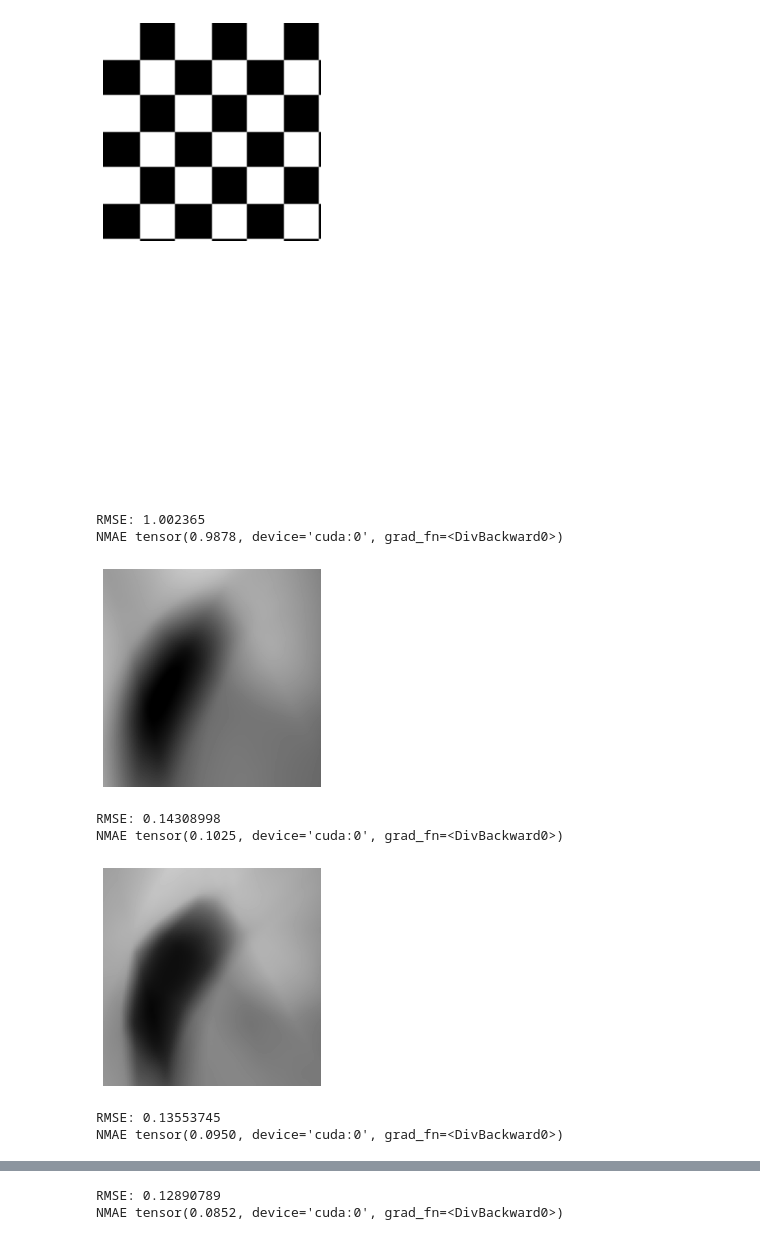
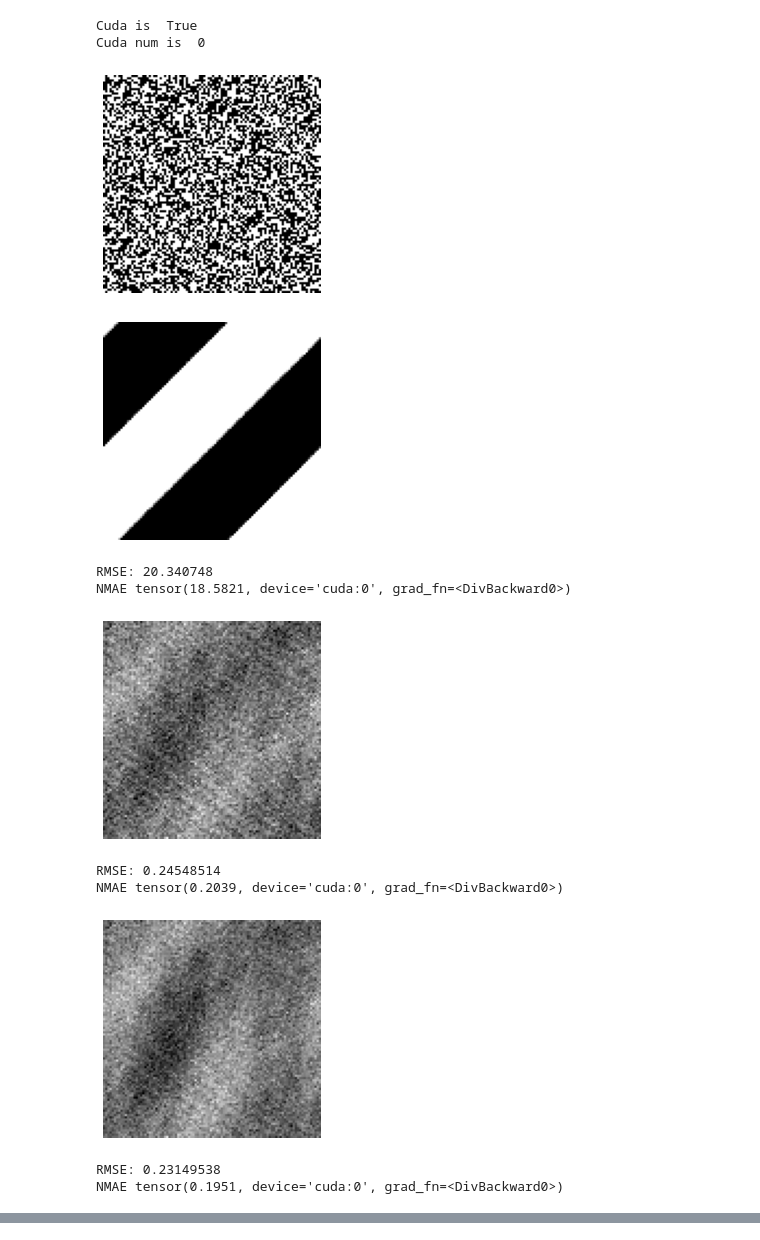
Before and after one commit to lizhemin15/INRR, a Jupyter notebook: main.ipynb, the cells around one changed output, grey strips where cells are left out. Drawn from its saved outputs; the diff is of its cells as text; code cells hidden in the pictures.

```diff
--- a/main.ipynb
+++ b/main.ipynb
@@ -18,7 +18,8 @@ m,n = 100,100
 # 1. fp: F-Principle, ReLU激活的全连接神经网络， R^2 -> R^1
 # 2. fourier: multiply filter network ，当filter为傅里叶基的情况
 # 3. garbor: multiply filter network ，当filter为Garbor基的情况
-model_name = 'fp'#'fourier'#'garbor'
+model_name = 'fk'#'fourier'#'garbor'
+# TODO 调用FK试试
 para = [2,256,1]
 
 # 读取图片的路径设置，可自行替换
@@ -27,47 +28,49 @@ data_path='./train_pics/Cameraman.jpg'
 # 为random时为随机丢失，和之后的random_rate相配合。
 # 为patch时，为丢失固定位置的像素，无需额外设置。
 # 为fixed时需要设置mask_path确定掩码图像
-mask_mode='patch_num' # 'patch','fixed'
+mask_mode='random' # 'patch','fixed'
 # 当mask_mode为fixed时启用，读取掩码矩阵
 mask_path='./masks/mask.png'
 # 当mask_mode为random时启用，为丢失像素值的比例 [0,1]
-random_rate=0.75
+random_rate=0.5
 # 正则项的添加，包含四种正则项
 # 使用 None 代表无需正则
 # 使用 'TV' 代表使用默认参数的TV正则
 # 使用 'AIR' 代表使用默认参数的AIR自适应正则
 # 使用 'NN' 代表使用一个卷积神经网络正则
 # 使用 'eta' 代表自定义混合正则，由四项系数控制，分别控制['TV','row of AIR','col of AIR','NN']正则的系数，当填None时代表不使用该正则
 reg_mode = None # 'TV',''AIR','NN',None,'eta':custom
 # 使用 'eta' 时启用
 eta = [1e2,None,None,None]
 
 # 训练批次
-epoch=1001
+epoch=10001
 
 # 定义训练任务，在task.py中定义，对于去噪或是其他逆问题只需要修改这个函数即可
 task_dmf = task.shuffle_task(m=m,n=n,data_path=data_path,mask_mode=mask_mode,random_rate=random_rate,
                      mask_path=mask_path,given_mask=None,para=para,input_mode='masked',
                     std_b=1e-1,reg_mode=reg_mode,model_name=model_name,pro_mode='mask',
-                                 opt_type='Adam',shuffle_mode='I',verbose=False,std_w=1e-1,act='relu')
+                                 opt_type='Adam',shuffle_mode='I',verbose=False,std_w=1e-1,act='tanh')
 # 对定义的训练任务进行训练
 # 通过print_epoch,imshow_epoch参数调节每隔多少次输出一次
 # 通过imshow 调节是否输出图像
-task_dmf.train(epoch=epoch,print_epoch=100,imshow_epoch=100,plot_mode='gray',
+task_dmf.train(epoch=epoch,print_epoch=1000,imshow_epoch=1000,plot_mode='gray',
                    verbose=False,imshow=True,stop_err=None,eta=eta)
 # 绘制出收敛过程训练误差(Obs_MSE)和测试误差(Unk_MSE)的变化情况
 plot_tra(pro_list=task_dmf.pro_list,color='r',label='MSE',pointsize=50)
 plt.xlabel('Obs_MSE')
 plt.ylabel('Unk_MSE')
 plt.show()
 # %% [output]
+Cuda is  True
+Cuda num is  0
-[figure, old version]
+[figure, new version]
-[figure, old version]
+[figure, new version]
-RMSE: 1.002365
-NMAE tensor(0.9878, device='cuda:0', grad_fn=<DivBackward0>)
+RMSE: 20.340748
+NMAE tensor(18.5821, device='cuda:0', grad_fn=<DivBackward0>)
-[figure, old version]
+[figure, new version]
-RMSE: 0.14308998
-NMAE tensor(0.1025, device='cuda:0', grad_fn=<DivBackward0>)
+RMSE: 0.24548514
+NMAE tensor(0.2039, device='cuda:0', grad_fn=<DivBackward0>)
-[figure, old version]
+[figure, new version]
-RMSE: 0.13553745
-NMAE tensor(0.0950, device='cuda:0', grad_fn=<DivBackward0>)
+RMSE: 0.23149538
+NMAE tensor(0.1951, device='cuda:0', grad_fn=<DivBackward0>)
@@ -75,2 +77,0 @@ NMAE tensor(0.0950, device='cuda:0', grad_fn=<DivBackward0>)
-RMSE: 0.12890789
-NMAE tensor(0.0852, device='cuda:0', grad_fn=<DivBackward0>)
```
Also changed, not shown: parts of 1 cell of this notebook, 5 other files.
